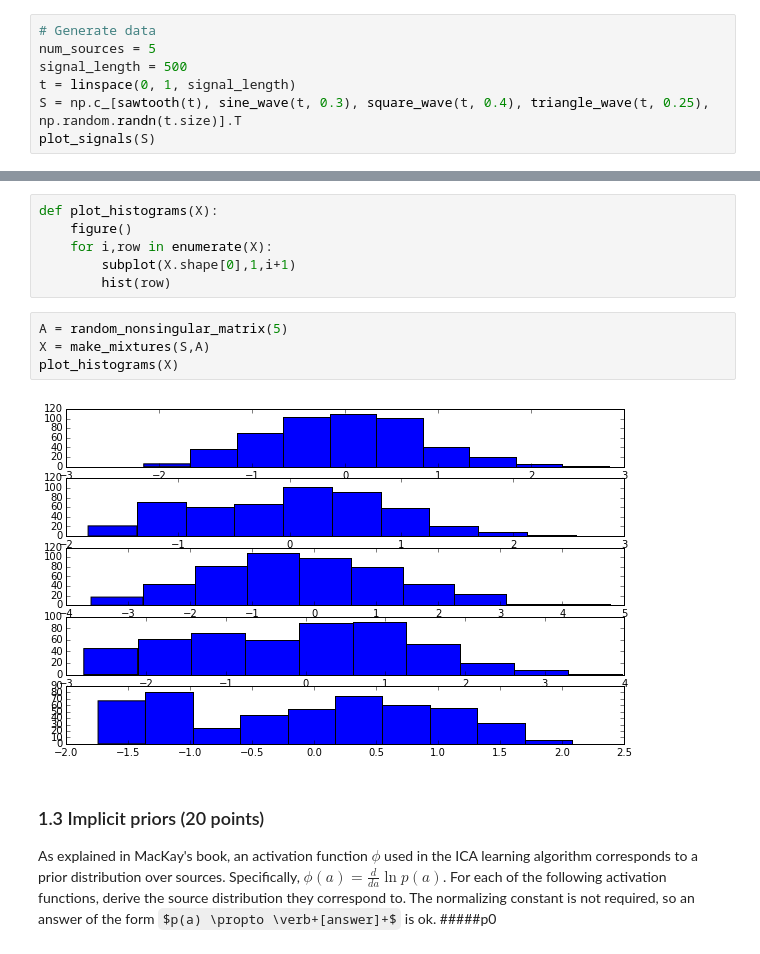
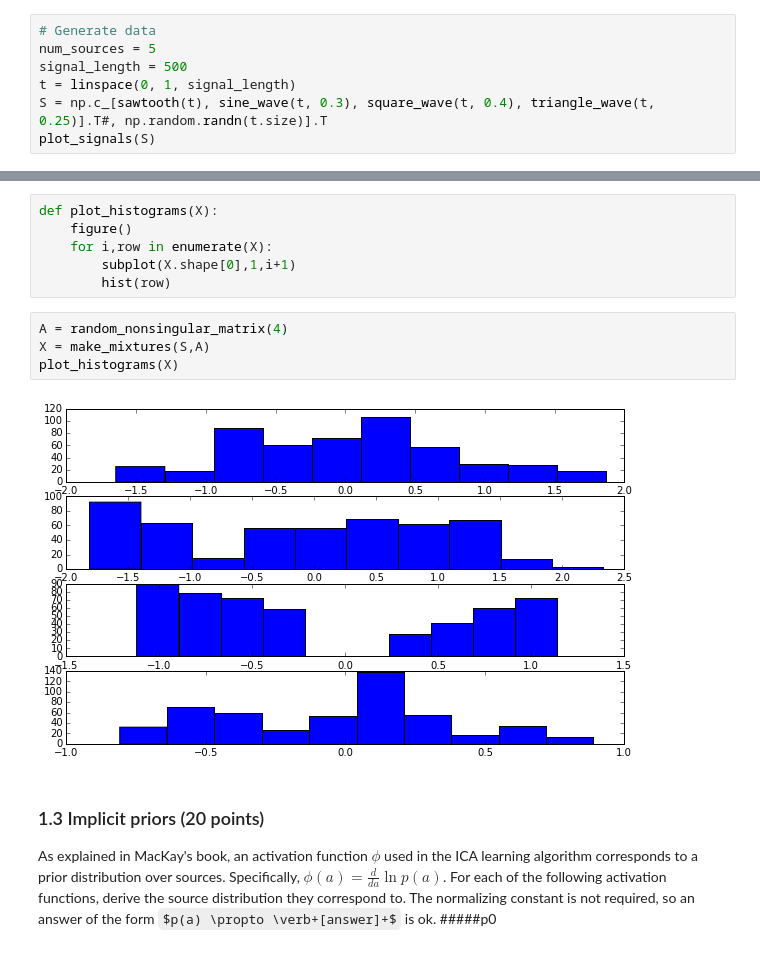
Before and after one commit to Tomaat/ML2, a Jupyter notebook: lab1/lab1.ipynb, the cells around one changed output, grey strips where cells are left out. Saved outputs shown, nothing was run; the diff lists cells and outputs as text; some formulas as TeX source.

```diff
--- a/lab1/lab1.ipynb
+++ b/lab1/lab1.ipynb
@@ -84,6 +84,6 @@ The following code generates some toy data to work with.
 num_sources = 5
 signal_length = 500
 t = linspace(0, 1, signal_length)
-S = np.c_[sawtooth(t), sine_wave(t, 0.3), square_wave(t, 0.4), triangle_wave(t, 0.25), np.random.randn(t.size)].T
+S = np.c_[sawtooth(t), sine_wave(t, 0.3), square_wave(t, 0.4), triangle_wave(t, 0.25)].T#, np.random.randn(t.size)].T
 plot_signals(S)
 # %% [output]
@@ -108,11 +108,11 @@ def plot_histograms(X):
         subplot(X.shape[0],1,i+1)
         hist(row)
 # %%
-A = random_nonsingular_matrix(5)
+A = random_nonsingular_matrix(4)
 X = make_mixtures(S,A)
 plot_histograms(X)
 # %% [output]
-[figure, old version]
+[figure, new version]
 # %% [markdown]
 ### 1.3 Implicit priors (20 points)
 As explained in MacKay's book, an activation function $\phi$ used in the ICA learning algorithm corresponds to a prior distribution over sources. Specifically, $\phi(a) = \frac{d}{da} \ln p(a)$. For each of the following activation functions, derive the source distribution they correspond to.
```
Also changed, not shown: parts of 6 cells of this notebook.
